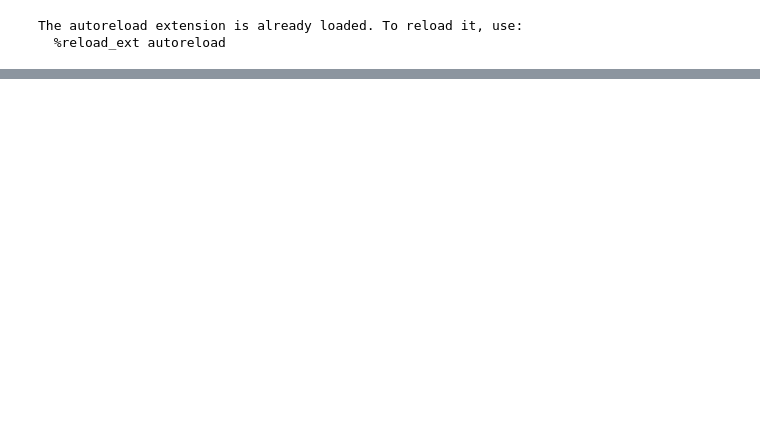
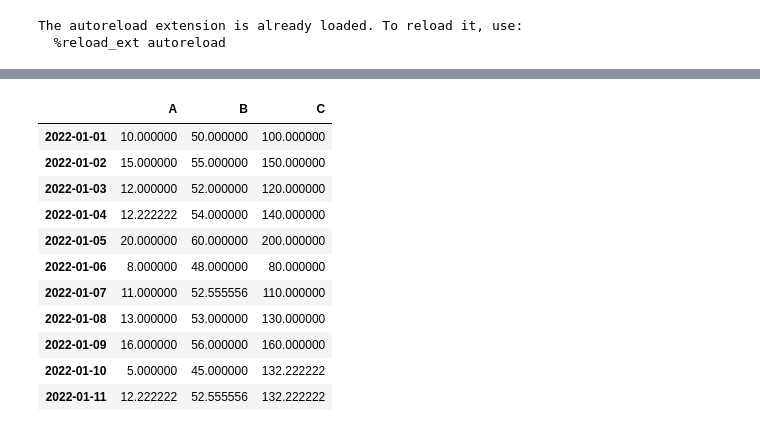
Before and after one commit to empowering-energy-solutions-ltd/e2sviz, a Jupyter notebook: notebooks/testing_notebook.ipynb, the cells around one changed output, grey strips where cells are left out. Saved outputs shown, nothing was run; the diff lists cells and outputs as text; code cells hidden in the pictures; blank space fills up the shorter version.

Commit message:
Task: added FillMissingData & GenerateDatetime

```diff
--- a/notebooks/testing_notebook.ipynb
+++ b/notebooks/testing_notebook.ipynb
@@ -22,0 +71,18 @@ manipulations.create_seasonal_average_week(enums.Season.SUMMER, demand).plot()
+# %%
+data = {'A': [10, 15, 12, 14, 20, 8, 11, 13, 16, 5, 1000],
+        'B': [50, 55, 52, 54, 60, 48, 51, 53, 56, 45, 2000],
+        'C': [100, 150, 120, 140, 200, 80, 110, 130, 160, 50, 3000]}
+
+df = pd.DataFrame(data)
+
+# Add outliers
+df.loc[3, 'A'] = 500
+df.loc[6, 'B'] = 3000
+df.loc[9, 'C'] = 5000
+# %%
+print(df)
+outlier_remover = data_preperation.OutlierRemover()
+outliers_removed_df = outlier_remover.data_modifier(data=df, fill_na=True)
+
+print("\nDataFrame with outliers removed:")
+print(outliers_removed_df)
@@ -22,0 +107,21 @@ manipulations.create_seasonal_average_week(enums.Season.SUMMER, demand).plot()
+# %%
+fillMissing = data_preperation.FillMissingData()
+filled_na_df = fillMissing.data_modifier(data=outliers_removed_df,func='fillna')
+# %%
+addDatetime = data_preperation.GenerateDatetime()
+filled_na_df.index = addDatetime.data_modifier(data=filled_na_df, start_date=datetime(2022,1,1), freq='D')
+# %%
+filled_na_df
+# %% [output]
+|  | A | B | C |
+| 2022-01-01 | 10.000000 | 50.000000 | 100.000000 |
+| 2022-01-02 | 15.000000 | 55.000000 | 150.000000 |
+| 2022-01-03 | 12.000000 | 52.000000 | 120.000000 |
+| 2022-01-04 | 12.222222 | 54.000000 | 140.000000 |
+| 2022-01-05 | 20.000000 | 60.000000 | 200.000000 |
+| 2022-01-06 | 8.000000 | 48.000000 | 80.000000 |
+| 2022-01-07 | 11.000000 | 52.555556 | 110.000000 |
+| 2022-01-08 | 13.000000 | 53.000000 | 130.000000 |
+| 2022-01-09 | 16.000000 | 56.000000 | 160.000000 |
+| 2022-01-10 | 5.000000 | 45.000000 | 132.222222 |
+| 2022-01-11 | 12.222222 | 52.555556 | 132.222222 |
```
Also changed, not shown: parts of 7 cells of this notebook, 1 other file.
